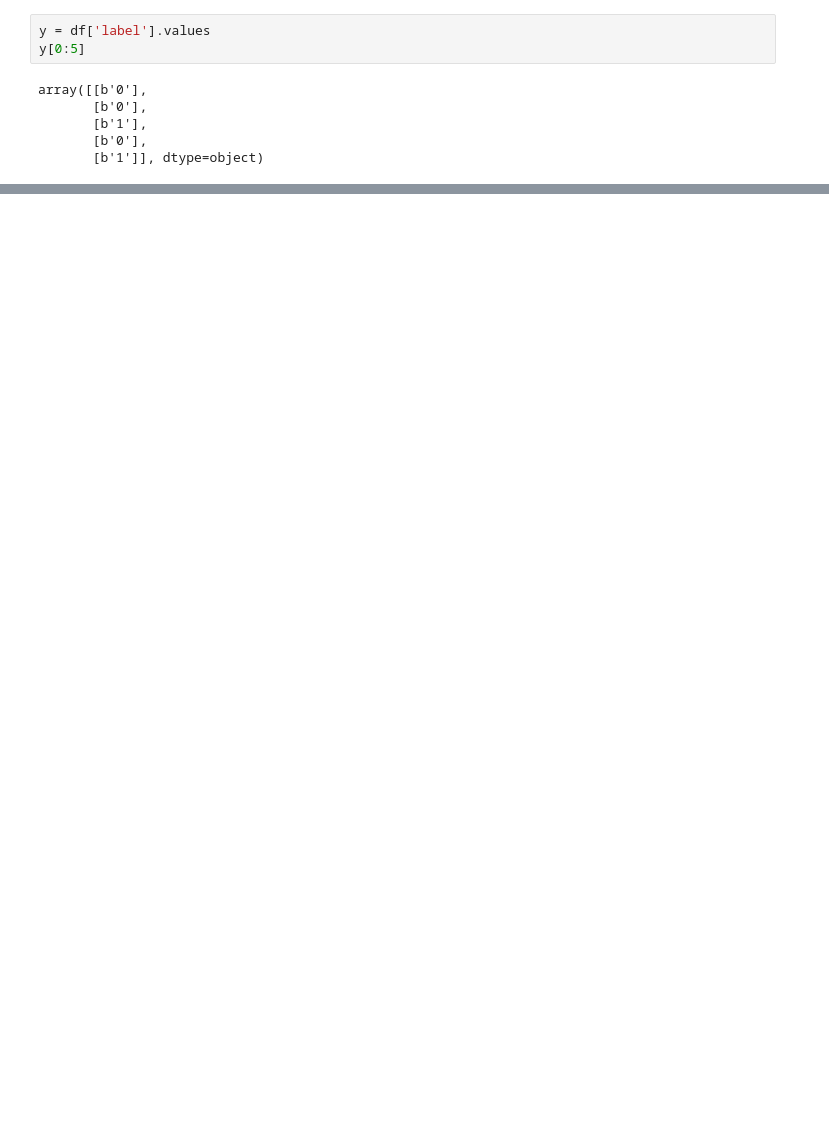
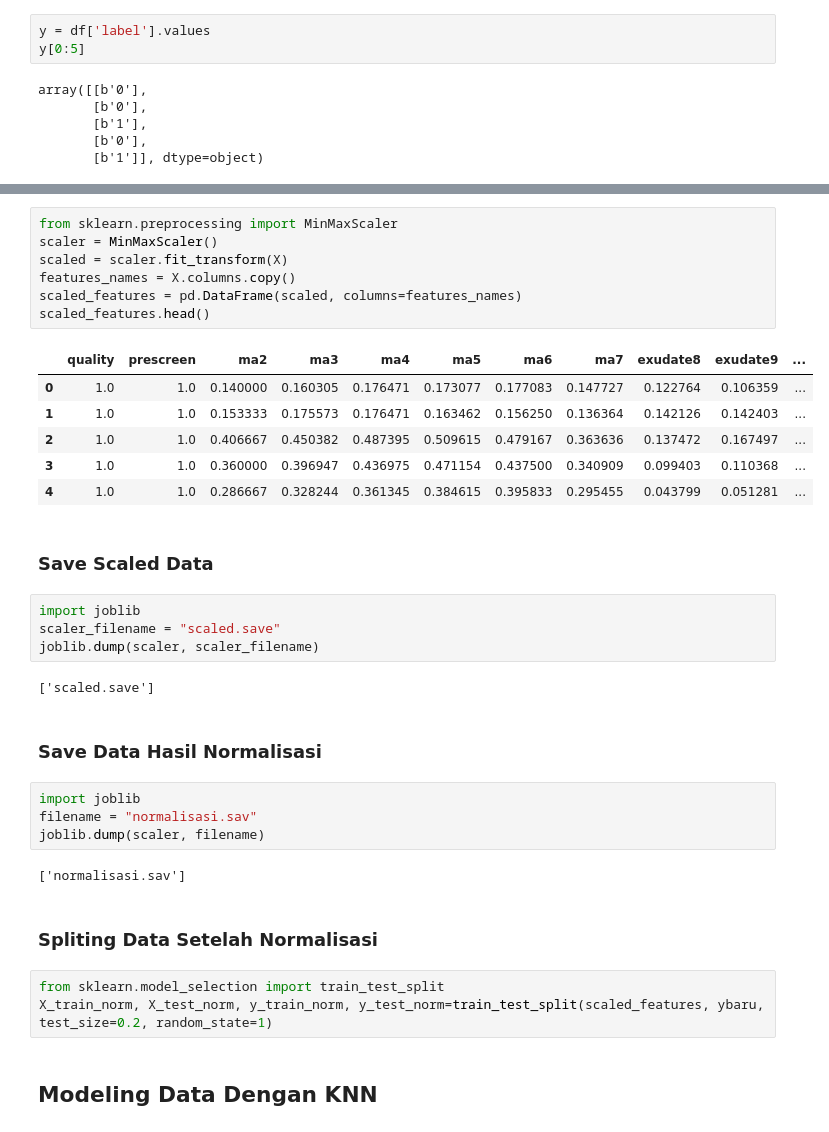
Before and after one commit to a-rosyihuddin/datamining, a Jupyter notebook: _sources/Diabetic.ipynb, the cells around one changed output, grey strips where cells are left out. Cells and saved outputs as stored; diff of their text form; blank space fills up the shorter version.

```diff
--- a/_sources/Diabetic.ipynb
+++ b/_sources/Diabetic.ipynb
@@ -232,0 +164,37 @@ accuracy_score(test_label, probas)
+# %%
+from sklearn.preprocessing import MinMaxScaler
+scaler = MinMaxScaler()
+scaled = scaler.fit_transform(X)
+features_names = X.columns.copy()
+scaled_features = pd.DataFrame(scaled, columns=features_names)
+scaled_features.head()
+# %% [output]
+|  | quality | prescreen | ma2 | ma3 | ma4 | ma5 | ma6 | ma7 | exudate8 | exudate9 | ... |
+| 0 | 1.0 | 1.0 | 0.140000 | 0.160305 | 0.176471 | 0.173077 | 0.177083 | 0.147727 | 0.122764 | 0.106359 | ... |
+| 1 | 1.0 | 1.0 | 0.153333 | 0.175573 | 0.176471 | 0.163462 | 0.156250 | 0.136364 | 0.142126 | 0.142403 | ... |
+| 2 | 1.0 | 1.0 | 0.406667 | 0.450382 | 0.487395 | 0.509615 | 0.479167 | 0.363636 | 0.137472 | 0.167497 | ... |
+| 3 | 1.0 | 1.0 | 0.360000 | 0.396947 | 0.436975 | 0.471154 | 0.437500 | 0.340909 | 0.099403 | 0.110368 | ... |
+| 4 | 1.0 | 1.0 | 0.286667 | 0.328244 | 0.361345 | 0.384615 | 0.395833 | 0.295455 | 0.043799 | 0.051281 | ... |
+# %% [markdown]
+### Save Scaled Data
+# %%
+import joblib
+scaler_filename = "scaled.save"
+joblib.dump(scaler, scaler_filename)
+# %% [output]
+['scaled.save']
+# %% [markdown]
+### Save Data Hasil Normalisasi
+# %%
+import joblib
+filename = "normalisasi.sav"
+joblib.dump(scaler, filename)
+# %% [output]
+['normalisasi.sav']
+# %% [markdown]
+### Spliting Data Setelah Normalisasi
+# %%
+from sklearn.model_selection import train_test_split
+X_train_norm, X_test_norm, y_train_norm, y_test_norm=train_test_split(scaled_features, ybaru, test_size=0.2, random_state=1)
+# %% [markdown]
+## Modeling Data Dengan KNN
```
Also changed, not shown: parts of 50 cells of this notebook, 10 other files.
